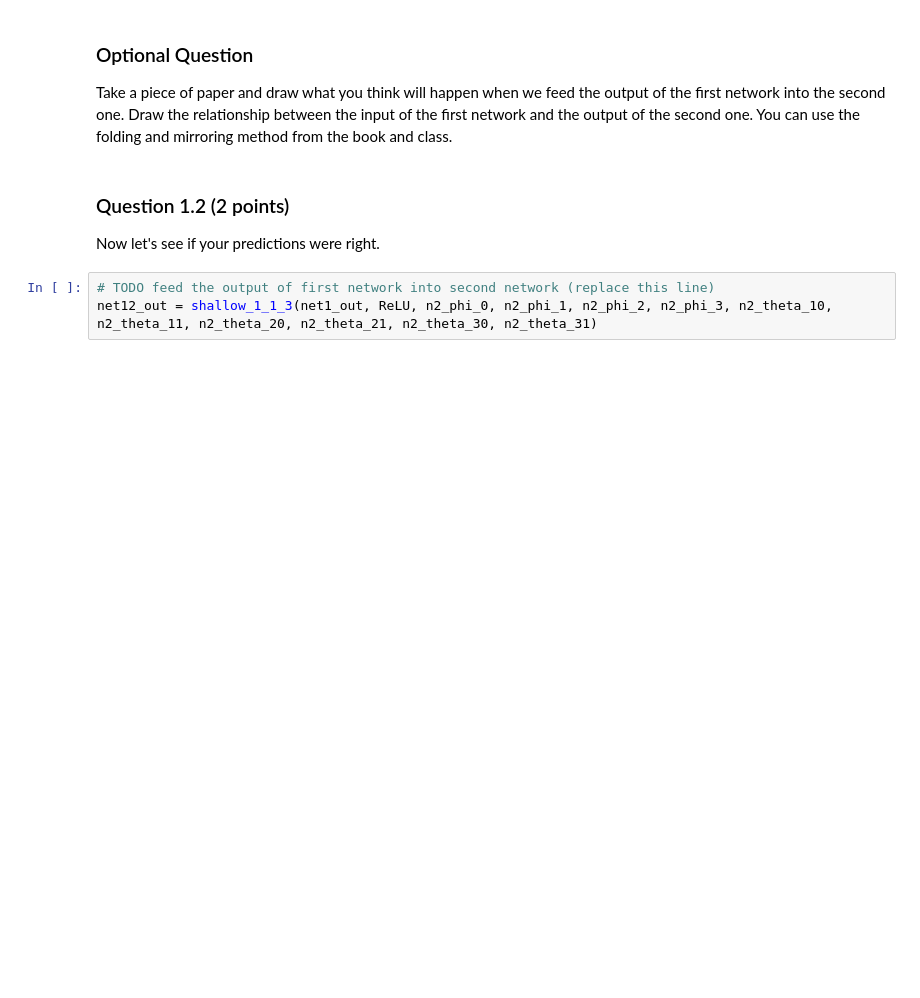
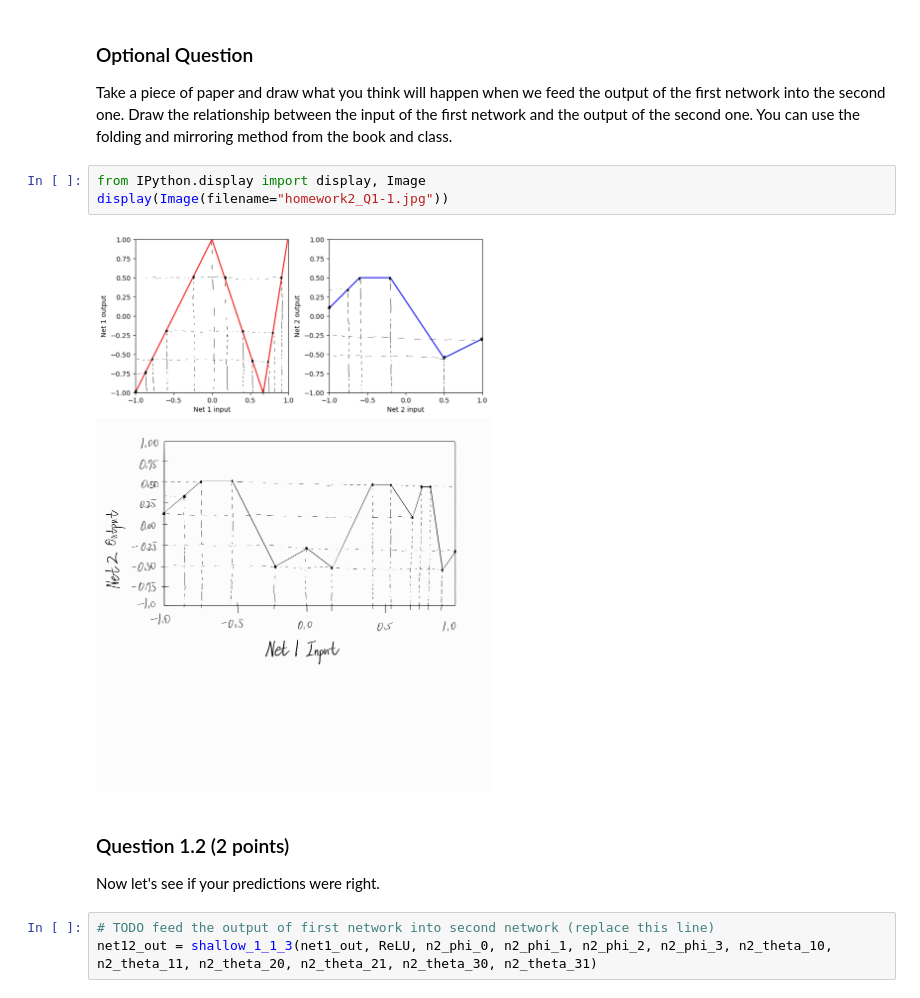
Before and after one commit to aaaaallentsai/DL-2026-Spring, a Jupyter notebook: hw/hw2/hw2_part2_deep_networks.ipynb, the cells around one changed output. Drawn from its saved outputs; the diff is of its cells as text; blank space fills up the shorter version.

```diff
--- a/hw/hw2/hw2_part2_deep_networks.ipynb
+++ b/hw/hw2/hw2_part2_deep_networks.ipynb
@@ -117,6 +117,11 @@ The output should look like this:
 ### Optional Question
 
 Take a piece of paper and draw what you think will happen when we feed the output of the first network into the second one.  Draw the relationship between the input of the first network and the output of the second one. You can use the folding and mirroring method from the book and class.
+# %%
+from IPython.display import display, Image
+display(Image(filename="homework2_Q1-1.jpg"))
+# %% [output]
+[figure, added]
 # %% [markdown]
 <!-- BEGIN QUESTION -->
 
```
Also changed, not shown: parts of 17 cells of this notebook, 3 other files.
